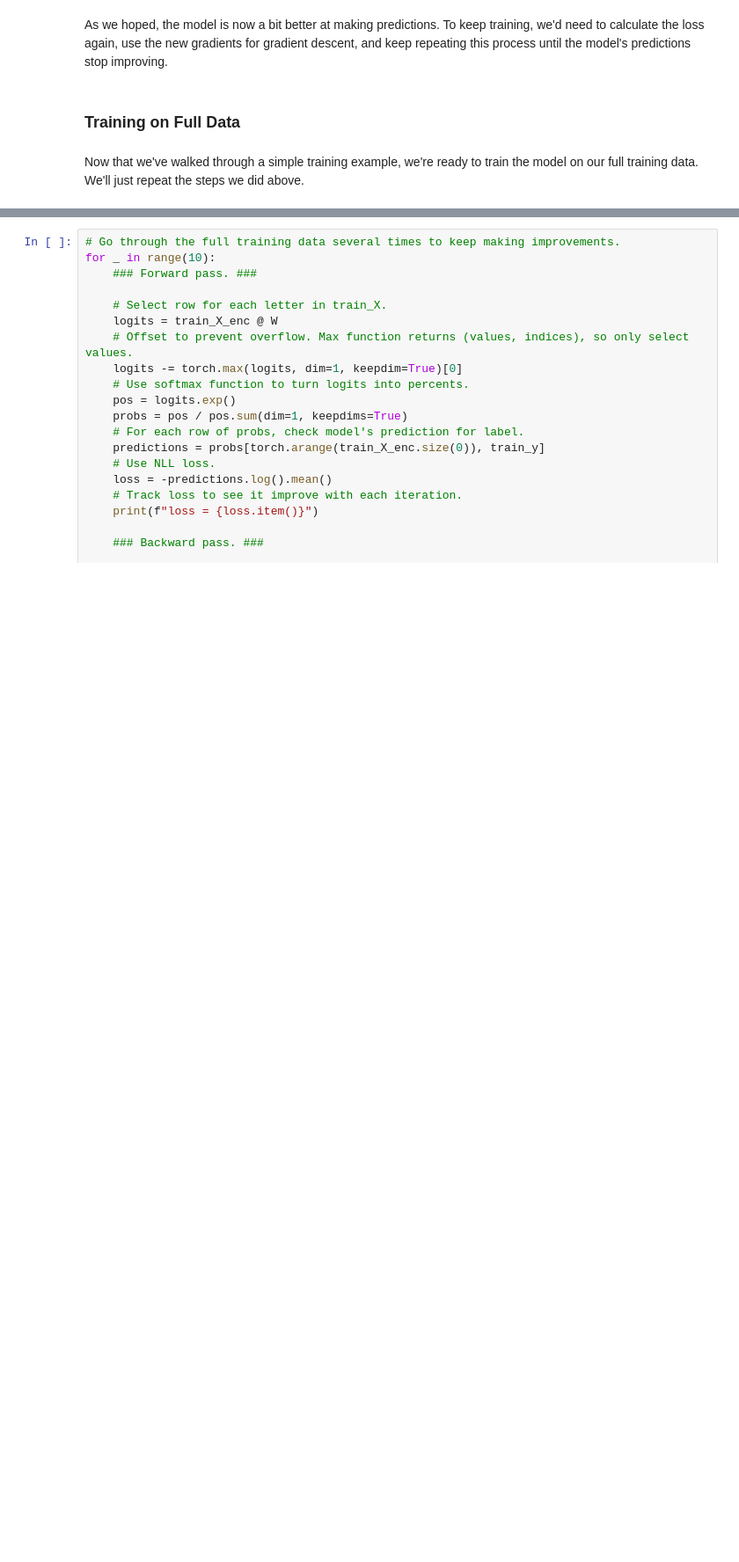
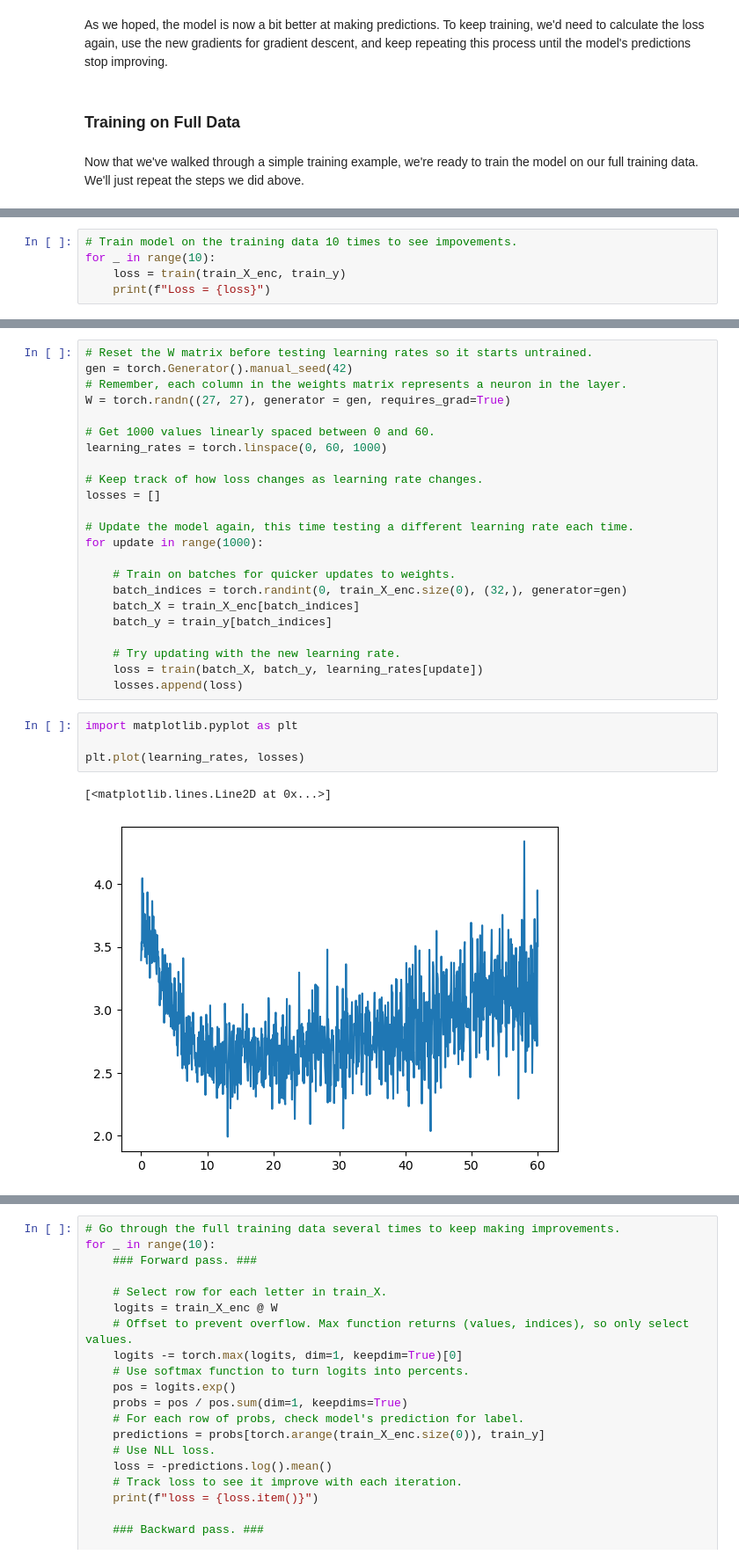
Before and after one commit to SawyerRedstone/basic-bigram-name-generator, a Jupyter notebook: Basic Bigram Name Generator.ipynb, the cells around one changed output, grey strips where cells are left out. Shown at 88% size. Drawn from its saved outputs; the diff is of its cells as text; blank space fills up the shorter version.

Commit message:
Added learning rate optimization.

```diff
--- a/Basic Bigram Name Generator.ipynb
+++ b/Basic Bigram Name Generator.ipynb
@@ -679,0 +713,5 @@ Now that we've walked through a simple training example, we're ready to train th
+# %%
+# Train model on the training data 10 times to see impovements.
+for _ in range(10):
+    loss = train(train_X_enc, train_y)
+    print(f"Loss = {loss}")
@@ -679,0 +776,30 @@ Now that we've walked through a simple training example, we're ready to train th
+# %%
+# Reset the W matrix before testing learning rates so it starts untrained.
+gen = torch.Generator().manual_seed(42)
+# Remember, each column in the weights matrix represents a neuron in the layer.
+W = torch.randn((27, 27), generator = gen, requires_grad=True)
+
+# Get 1000 values linearly spaced between 0 and 60.
+learning_rates = torch.linspace(0, 60, 1000)
+
+# Keep track of how loss changes as learning rate changes.
+losses = []
+
+# Update the model again, this time testing a different learning rate each time.
+for update in range(1000):
+
+    # Train on batches for quicker updates to weights.
+    batch_indices = torch.randint(0, train_X_enc.size(0), (32,), generator=gen)
+    batch_X = train_X_enc[batch_indices]
+    batch_y = train_y[batch_indices]
+
+    # Try updating with the new learning rate.
+    loss = train(batch_X, batch_y, learning_rates[update])
+    losses.append(loss)
+# %%
+import matplotlib.pyplot as plt
+
+plt.plot(learning_rates, losses)
+# %% [output]
+[<matplotlib.lines.Line2D at 0x...>]
+[figure, added]
```
Also changed, not shown: parts of 24 cells of this notebook.
